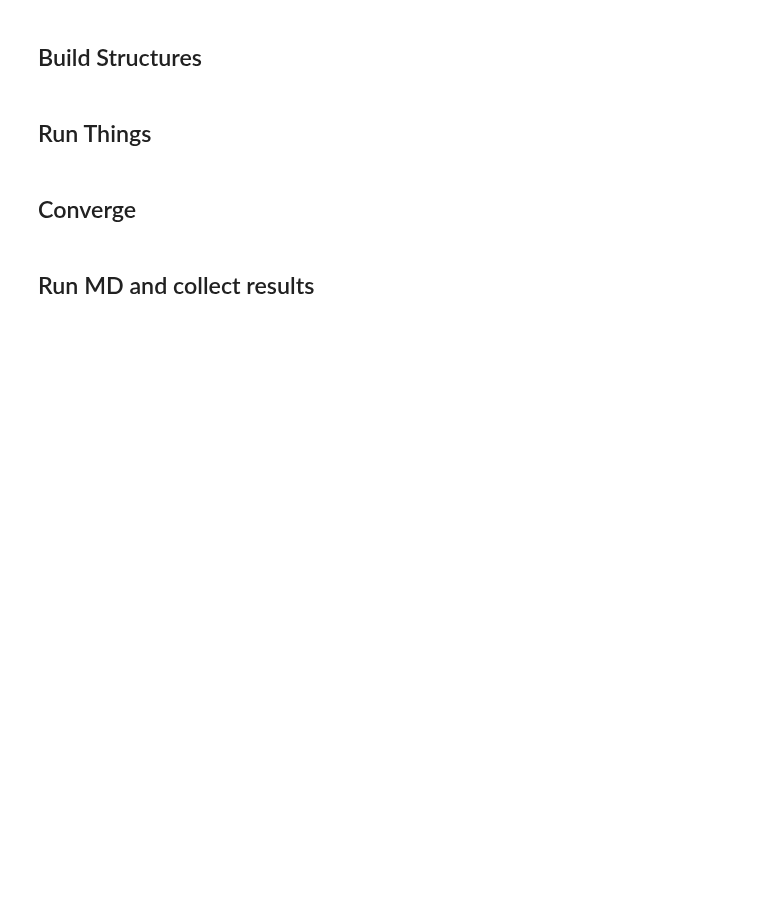
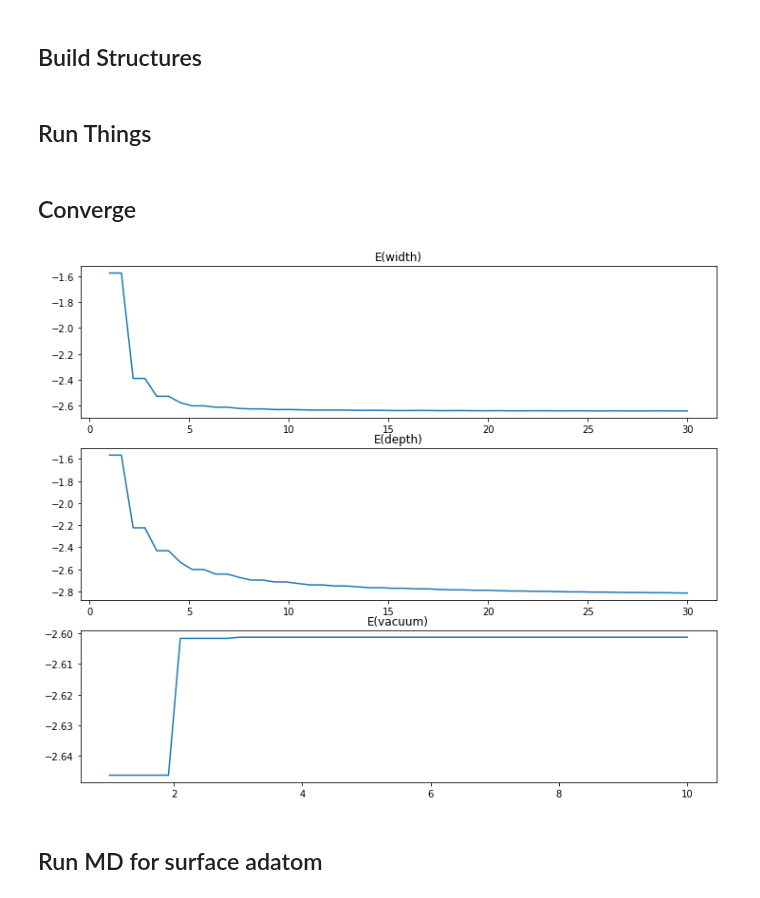
Before and after one commit to simonbatzner/electron-density, a Jupyter notebook: EAM/Diffusion_EAM.ipynb, the cells around one changed output. Drawn from its saved outputs; the diff is of its cells as text; code cells hidden in the pictures; blank space fills up the shorter version.

```diff
--- a/EAM/Diffusion_EAM.ipynb
+++ b/EAM/Diffusion_EAM.ipynb
@@ -116,5 +139,5 @@ def make_bulk(alat, size):
 # %%
-def make_slab(width, depth, vacuum):
+def make_slab(el, alat, width, depth, vacuum):
     """
     Creates the slab crystal structure using ASE.
 
@@ -123,24 +146,14 @@ def make_slab(width, depth, vacuum):
     :param vacuum: vacuum in Angstrom
     :return: structure object converted from ase
     """
-
-    # create surface
-    slab = fcc111('Pd', size=(width, width, depth))
+    # create surface slab
+    slab = fcc111(el, a=alat, size=(width, width, depth))
 
     # add adatom - supported special adsorption sites for fcc111: 'ontop', 'bridge', 'fcc' and 'hcp'
-    add_adsorbate(slab, 'Pd', 1.5, 'ontop')
+    add_adsorbate(slab, el, 1.5, 'ontop')
 
     # center along z-axis
     slab.center(vacuum=vacuum, axis=2)
-
-    # write QE input and cif file
-    file_prefix = 'slab_' + str(width) + '_' + str(depth) + '_' + str(vacuum)
-
-    if write_cif:
-        write(filename=file_prefix + '.cif', images=slab)
-
-    if write_qe:
-        write(filename=file_prefix + '_QE.in', images=slab, format='espresso-in')
 
     n_atoms = slab.get_number_of_atoms()
     structure = Struc(ase2struc(slab))
@@ -149,14 +162,14 @@ def make_slab(width, depth, vacuum):
 # %% [markdown]
 ## Run Things
 # %%
-def compute_energy(width, depth, vacuum, template, cnt):
+def compute_energy(el, alat, width, depth, vacuum, template, cnt):
     """
     Make an input template and select potential and structure, and the path where to run
     """
-    potpath = os.path.join(os.environ['LAMMPS_POTENTIALS'], 'Pd_u3.eam')
-    potential = ClassicalPotential(path=potpath, ptype='eam', element=["Pd"])
+    potpath = os.path.join(os.environ['LAMMPS_POTENTIALS'], el + '_u3.eam')
+    potential = ClassicalPotential(path=potpath, ptype='eam', element=[el])
     runpath = Dir(path=os.path.join(workdir, os.path.join('runs', str(cnt))))
-    struc, n_atoms = make_slab(width=width, depth=depth, vacuum=vacuum)
+    struc, n_atoms = make_slab(el = el, alat=alat, width=width, depth=depth, vacuum=vacuum)
     output_file = lammps_run(struc=struc, runpath=runpath, potential=potential, intemplate=template, inparam={})
     energy, lattice = get_lammps_energy(outfile=output_file)
 
@@ -165,7 +178,7 @@ def compute_energy(width, depth, vacuum, template, cnt):
 
     return energy, lattice
 # %%
-def converge_slab():
+def converge_slab(el, alat):
     width_arr = np.linspace(1, width_max)
     depth_arr = np.linspace(1, depth_max)
     vacuum_arr = np.linspace(1, vacuum_max)
@@ -177,19 +190,19 @@ def converge_slab():
     # converge width
     cnt = 0
     for width in width_arr:
-        e_w_list.append(compute_energy(width=int(width), depth=int(depth_def), vacuum=int(vacuum_def),
+        e_w_list.append(compute_energy(el = el, alat = alat, width=int(width), depth=int(depth_def), vacuum=int(vacuum_def),
                                        template=input_template_conv, cnt=cnt)[0])
         cnt += 1
 
     # converge depth
     for depth in depth_arr:
-        e_d_list.append(compute_energy(width=int(width_def), depth=int(depth), vacuum=int(vacuum_def),
+        e_d_list.append(compute_energy(el = el, alat = alat, width=int(width_def), depth=int(depth), vacuum=int(vacuum_def),
                                        template=input_template_conv, cnt=cnt)[0])
         cnt += 1
 
     # converge vacuum
     for vacuum in vacuum_arr:
-        e_v_list.append(compute_energy(width=int(width_def), depth=int(depth_def), vacuum=int(vacuum),
+        e_v_list.append(compute_energy(el = el, alat = alat, width=int(width_def), depth=int(depth_def), vacuum=int(vacuum),
                                        template=input_template_conv, cnt=cnt)[0])
         cnt += 1
 
@@ -268,16 +281,21 @@ def md_run(nsteps, temperature, width, depth, vacuum):
 # %% [markdown]
 ## Converge
+# %%
+el = 'Pd'
+alat = 4.5
 # %%
 # defaults used for converging other params
 width_def = 5
 depth_def = 5
 vacuum_def = 10
 
 # maxima for convergence
 width_max = 30
 depth_max = 30
 vacuum_max = 10
 
-converge_slab()
+converge_slab(el=el, alat = alat)
+# %% [output]
+[figure, added]
 # %% [markdown]
-## Run MD and collect results
+## Run MD for surface adatom
```
Also changed, not shown: parts of 13 cells of this notebook.
